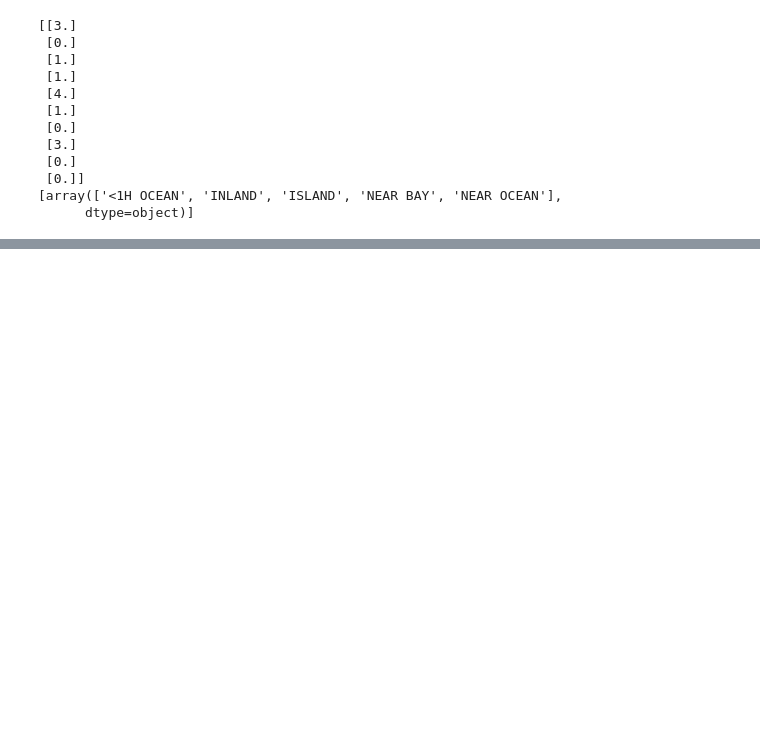
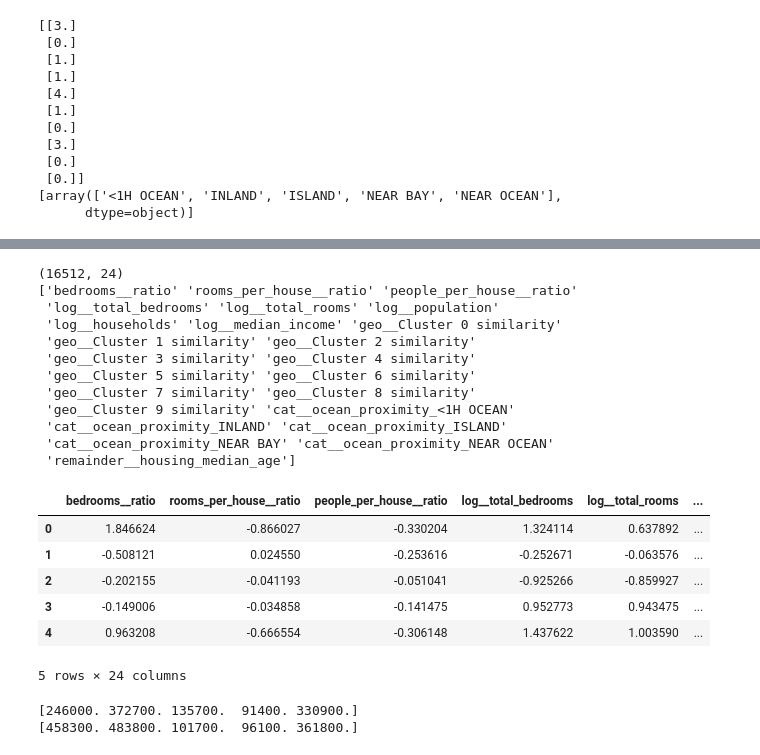
Before and after one commit to parthsaxena2005/California-Housing-Prices-ML-Project, a Jupyter notebook: Housing.ipynb, the cells around one changed output, grey strips where cells are left out. Drawn from its saved outputs; the diff is of its cells as text; code cells hidden in the pictures; blank space fills up the shorter version.

```diff
--- a/Housing.ipynb
+++ b/Housing.ipynb
@@ -330,0 +504,38 @@ housing_cat_one_encoded = one_hot_encoder.fit_transform(housing_cat)
+# %%
+from sklearn.preprocessing import FunctionTransformer
+
+
+def column_ratio(X):
+    return X[:,[0]]/X[:,[1]]
+
+def ratio_name(function_transformer, feature_names_in):
+    return ["ratio"] #returning the name of the feature
+
+def ratio_pipeline():
+    return make_pipeline(
+        SimpleImputer(strategy="median"),
+        FunctionTransformer(column_ratio,feature_names_out=ratio_name),
+        StandardScaler()
+    )
+log_pipeline = make_pipeline(
+    SimpleImputer(strategy="median"),
+    FunctionTransformer(np.log, feature_names_out="one-to-one"),
+    StandardScaler()
+)
+
+cluster_simil = ClusterSimilarity(n_clusters=10,gamma=1., random_state=42)
+
+default_num_pipeline = make_pipeline(SimpleImputer(strategy="median"),
+                                     StandardScaler())
+
+preprocessing = ColumnTransformer([
+    ("bedrooms", ratio_pipeline(), ["total_bedrooms", "total_rooms"] ),
+    ("rooms_per_house", ratio_pipeline(), ["total_rooms", "households"]),
+    ("people_per_house", ratio_pipeline(), ["population", "households"]),
+    ("log", log_pipeline, ["total_bedrooms", "total_rooms", "population", "households", "median_income"]),
+    ("geo", cluster_simil, ["latitude", "longitude"]),
+    ("cat", cat_pipeline, make_column_selector(dtype_include=object))
+    ],
+    remainder=default_num_pipeline) #to handle to remaining columns, (here house_meadian_age)
+
+preprocessing
@@ -330,0 +563,40 @@ housing_cat_one_encoded = one_hot_encoder.fit_transform(housing_cat)
+# %%
+housing_prepared = preprocessing.fit_transform(housing)
+housing_prepared_df = pd.DataFrame(housing_prepared, columns=preprocessing.get_feature_names_out())
+print(housing_prepared.shape)
+print(preprocessing.get_feature_names_out())
+housing_prepared_df.head()
+# %% [output]
+(16512, 24)
+['bedrooms__ratio' 'rooms_per_house__ratio' 'people_per_house__ratio'
+ 'log__total_bedrooms' 'log__total_rooms' 'log__population'
+ 'log__households' 'log__median_income' 'geo__Cluster 0 similarity'
+ 'geo__Cluster 1 similarity' 'geo__Cluster 2 similarity'
+ 'geo__Cluster 3 similarity' 'geo__Cluster 4 similarity'
+ 'geo__Cluster 5 similarity' 'geo__Cluster 6 similarity'
+ 'geo__Cluster 7 similarity' 'geo__Cluster 8 similarity'
+ 'geo__Cluster 9 similarity' 'cat__ocean_proximity_<1H OCEAN'
+ 'cat__ocean_proximity_INLAND' 'cat__ocean_proximity_ISLAND'
+ 'cat__ocean_proximity_NEAR BAY' 'cat__ocean_proximity_NEAR OCEAN'
+ 'remainder__housing_median_age']
+|  | bedrooms__ratio | rooms_per_house__ratio | people_per_house__ratio | log__total_bedrooms | log__total_rooms | ... |
+| 0 | 1.846624 | -0.866027 | -0.330204 | 1.324114 | 0.637892 | ... |
+| 1 | -0.508121 | 0.024550 | -0.253616 | -0.252671 | -0.063576 | ... |
+| 2 | -0.202155 | -0.041193 | -0.051041 | -0.925266 | -0.859927 | ... |
+| 3 | -0.149006 | -0.034858 | -0.141475 | 0.952773 | 0.943475 | ... |
+| 4 | 0.963208 | -0.666554 | -0.306148 | 1.437622 | 1.003590 | ... |
+5 rows × 24 columns
+# %%
+from sklearn.linear_model import LinearRegression
+
+lin_reg = make_pipeline(preprocessing, LinearRegression())
+
+lin_reg.fit(housing, housing_lables)
+
+prediction_linear = lin_reg.predict(housing)
+
+print(prediction_linear[:5].round(-2))
+print(housing_lables[:5].round(-2).values)
+# %% [output]
+[246000. 372700. 135700.  91400. 330900.]
+[458300. 483800. 101700.  96100. 361800.]
```
Also changed, not shown: parts of 26 cells of this notebook.
